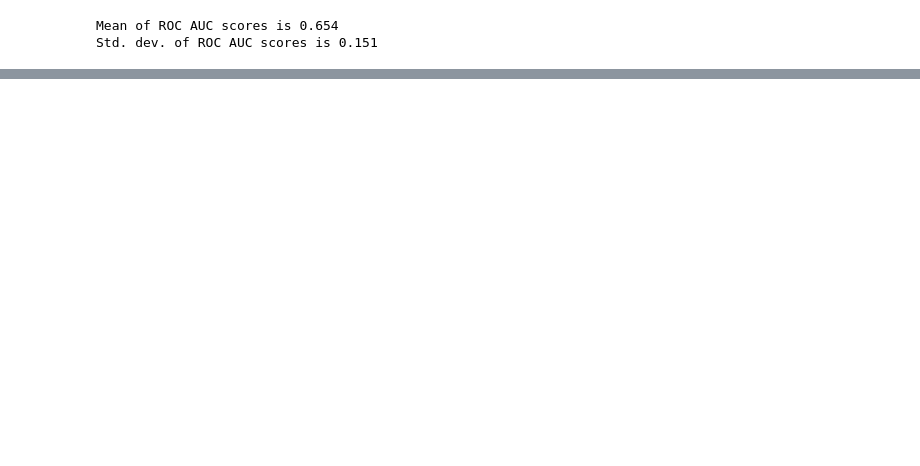
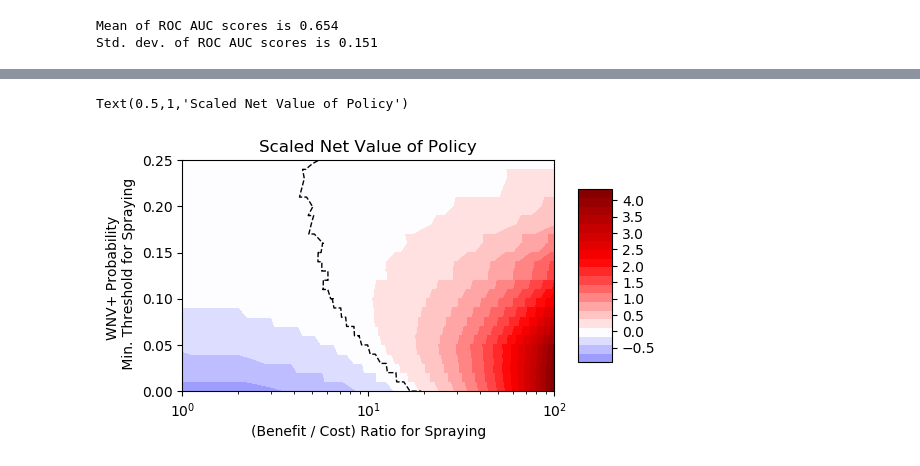
Before and after one commit to schubline/west_nile_virus_project, a Jupyter notebook: JGT_model_4.ipynb, the cells around one changed output, grey strips where cells are left out. Drawn from its saved outputs; the diff is of its cells as text; code cells hidden in the pictures; blank space fills up the shorter version.

```diff
--- a/JGT_model_4.ipynb
+++ b/JGT_model_4.ipynb
@@ -465,0 +504,5 @@ Std. dev. of ROC AUC scores is 0.151
+# %%
+t_inds = []
+t_list = [0, 0.05, 0.1, 0.15, 0.2, 0.25]
+for t in t_list:
+    t_inds.append(np.where(thresholds>=t)[0][-1])
@@ -465,0 +547,42 @@ Std. dev. of ROC AUC scores is 0.151
+# %%
+def make_costbenefit_df():
+    gridsize=101
+    t_inds = []
+    t_list = np.linspace(0,0.25,gridsize)
+    for t in t_list:
+        t_inds.append(np.where(thresholds>=t)[0][-1])
+
+    apriori_proba_WNV = master_train.wnvpresent.mean()
+    value_to_cost_ratios = np.logspace(0,2,gridsize)
+    normalized_classifier_value = np.zeros((len(t_inds), len(value_to_cost_ratios)))
+    for ind_ind, ind in enumerate(t_inds):
+        for vind, vcr in enumerate(value_to_cost_ratios):
+            normalized_classifier_value[ind_ind,vind] = -(fpr[ind]*(1-apriori_proba_WNV)) + \
+            (tpr[ind]*apriori_proba_WNV)*(vcr-1)
+    cols = ['{:.2f}'.format(v) for v in value_to_cost_ratios]
+    index_keys = ['{:.2f}'.format(t) for t in thresholds[t_inds]]
+
+    return pd.DataFrame(normalized_classifier_value, columns=cols, index=index_keys)
+# %%
+costbenefit_df = make_costbenefit_df()
+# %%
+y = [float(v) for v in costbenefit_df.index.tolist()]
+x = [float(v) for v in costbenefit_df.columns.tolist()]
+X, Y = np.meshgrid(x,y)
+Z = costbenefit_df.values
+# %%
+N_levels = 21
+levels = np.linspace(np.min(Z), np.max(Z),N_levels)
+plt.figure(num=1, figsize=(6,3))
+plt.contourf(X,Y,Z, levels = levels, cmap = 'seismic', vmin=-np.max(np.abs(Z)),
+             vmax=np.max(np.abs(Z)))
+plt.colorbar(aspect=5, shrink=0.75, ticks=np.linspace(-0.5,4,10))
+plt.contour(X,Y,Z, levels = [0], cmap=None, colors='black', linewidths=1, linestyles='dashed', text='asd')
+plt.xscale('log')
+plt.ylim(0,0.25)
+plt.xlabel('(Benefit / Cost) Ratio for Spraying')
+plt.ylabel('WNV+ Probability \n Min. Threshold for Spraying')
+plt.title('Scaled Net Value of Policy')
+# %% [output]
+Text(0.5,1,'Scaled Net Value of Policy')
+[figure, added]
```
Also changed, not shown: parts of 33 cells of this notebook, 4 other files.
